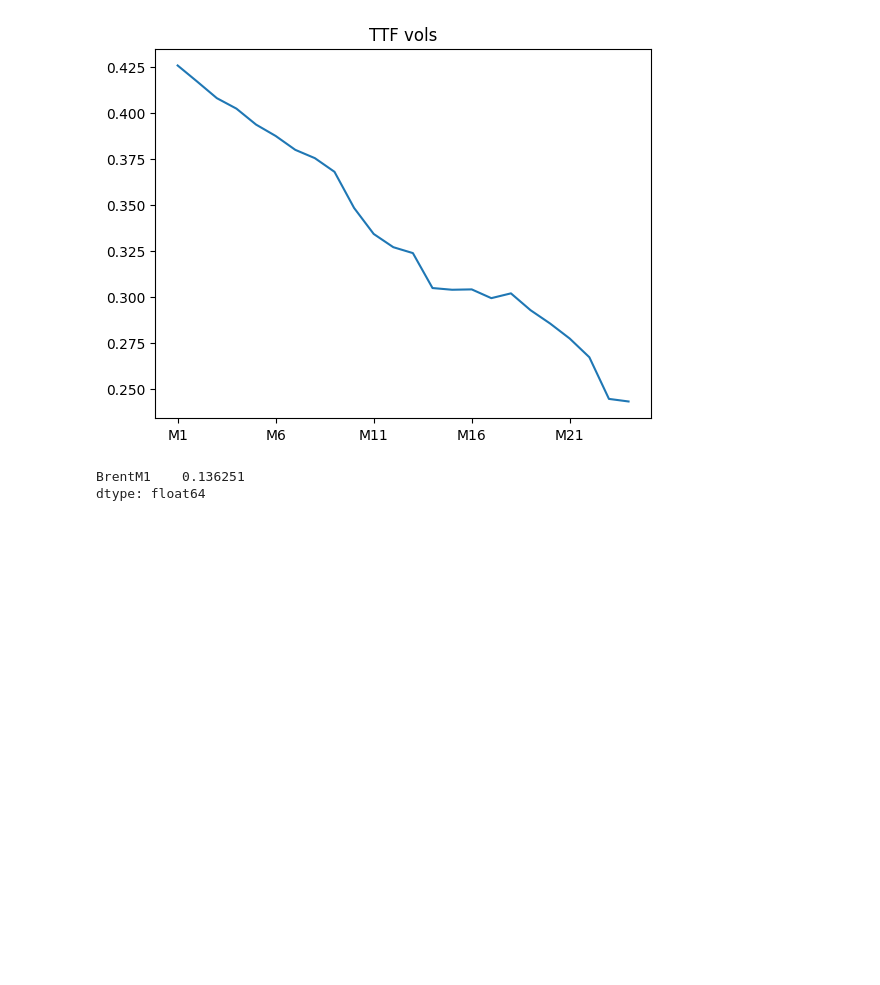
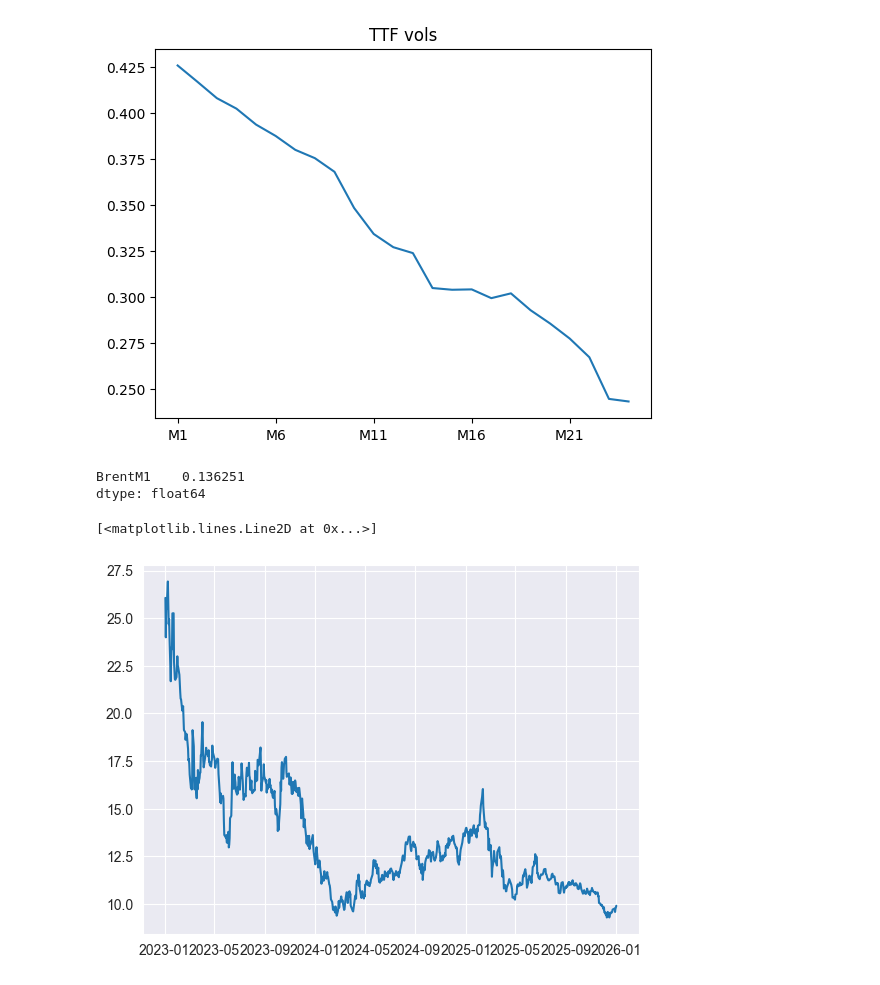
Before and after one commit to martibgn4/BGN_LNG, a Jupyter notebook: Pricers/test_volcorr.ipynb, the cells around one changed output. Cells and saved outputs as stored; diff of their text form; code cells hidden in the pictures; blank space fills up the shorter version.

```diff
--- a/Pricers/test_volcorr.ipynb
+++ b/Pricers/test_volcorr.ipynb
@@ -246,0 +257,18 @@ dtype: float64
+# %%
+import pandas as pd
+csv_file_path = "C:\\Users\\marti.fernandezreal\\OneDrive - BAYEGAN DIS TIC. A.S\\Marti\\BloombergData\\bbg_data_extractor.xlsx"
+df_brent = pd.read_excel(
+    csv_file_path,
+    sheet_name="Brent_BBG",
+    usecols="A:Y",
+    skiprows=1,
+    index_col=0)
+df_brent.index.name = None
+
+df_tfu = pd.read_excel(
+    csv_file_path,
+    sheet_name="TFU_BBG",
+    usecols="A:Y",
+    skiprows=1,
+    index_col=0)
+df_tfu.index.name = None
@@ -246,0 +284,5 @@ dtype: float64
+# %%
+plt.plot(df_brent.index, df_brent.M12)
+# %% [output]
+[<matplotlib.lines.Line2D at 0x...>]
+[figure, added]
```
Also changed, not shown: parts of 9 cells of this notebook, 11 other files.
